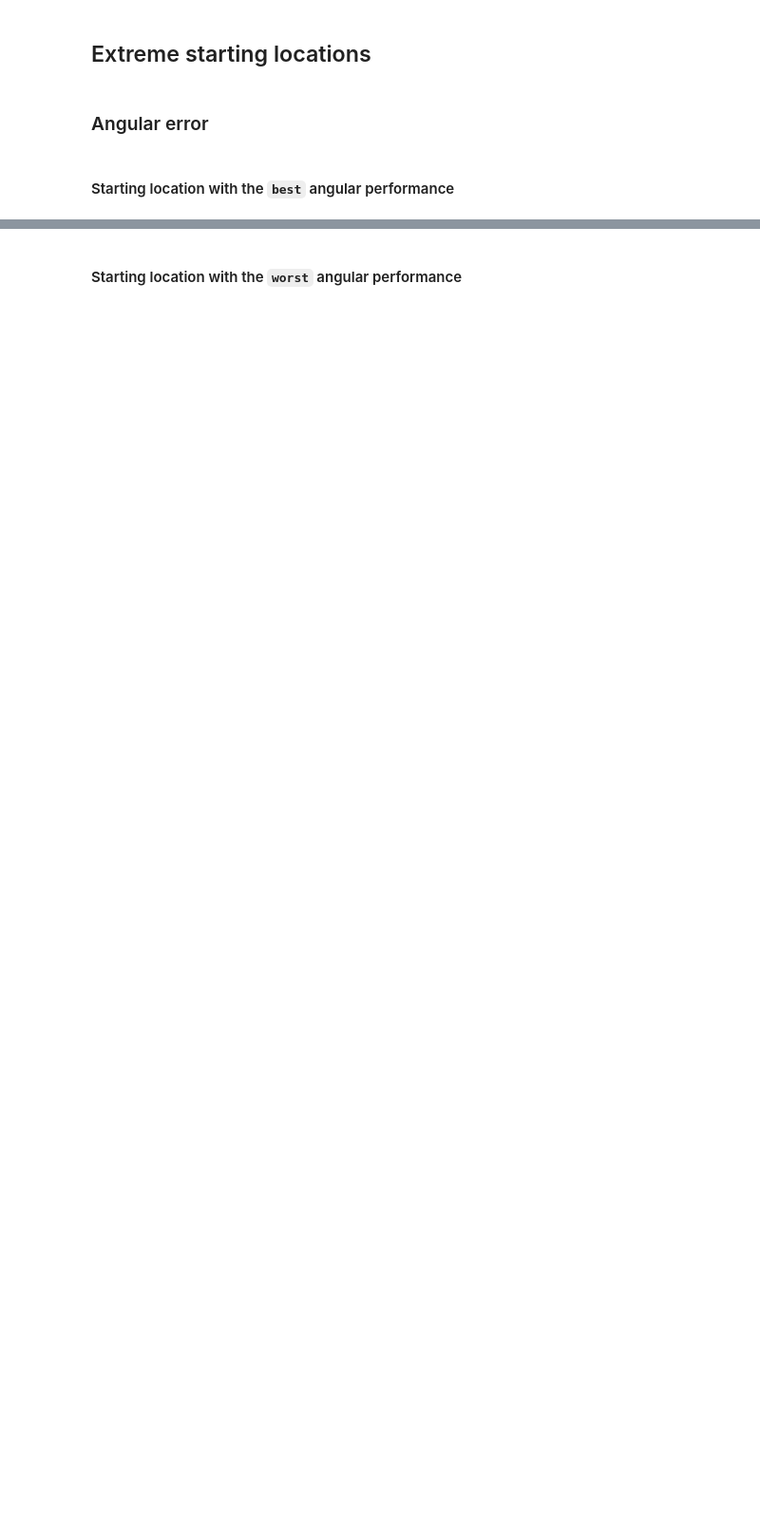
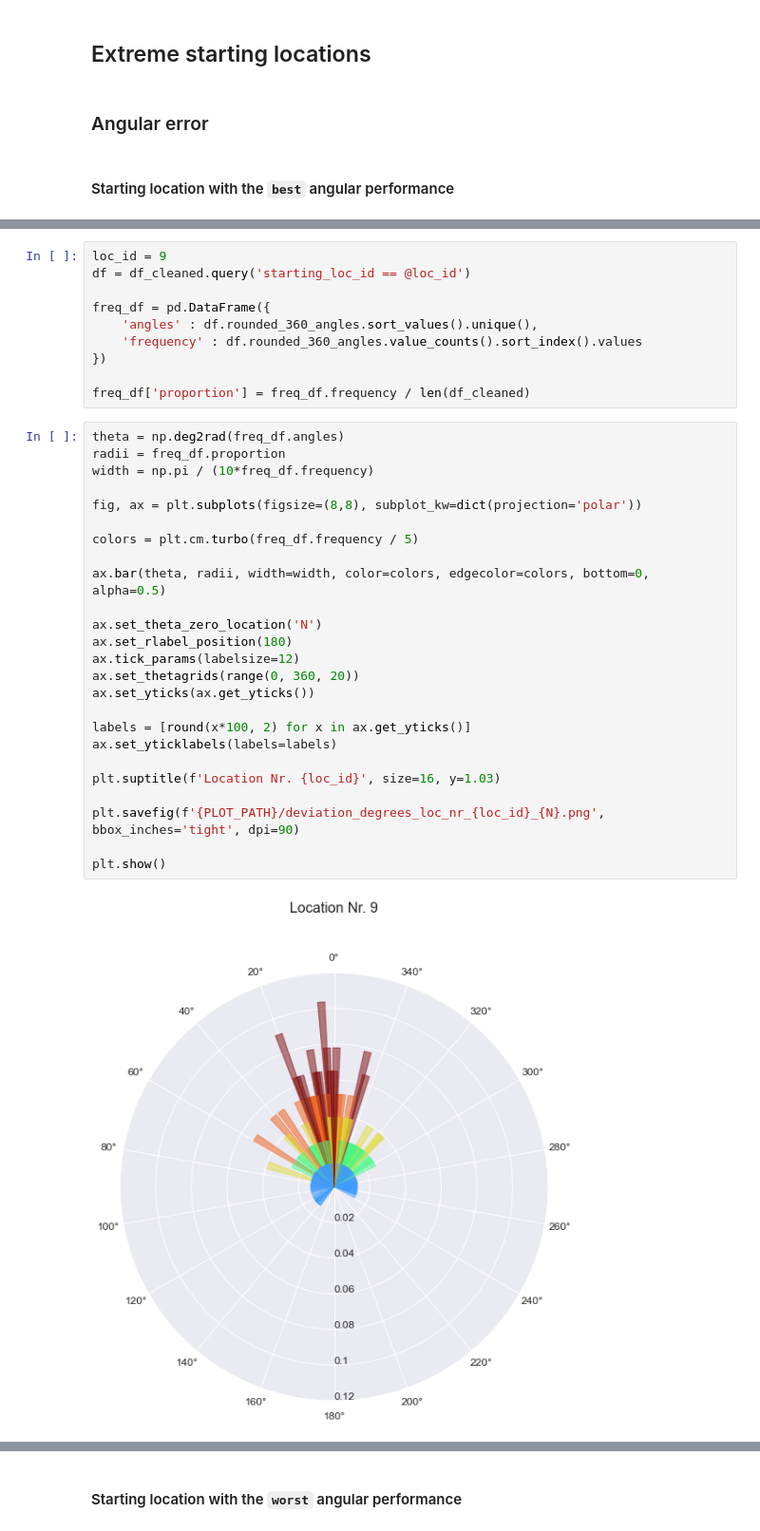
Before and after one commit to nora-maleki/humanA-pointing-task-analysis, a Jupyter notebook: analyses/01_main/03_analysis.ipynb, the cells around one changed output, grey strips where cells are left out. Shown at 95% size. Cells and saved outputs as stored; diff of their text form; blank space fills up the shorter version.

```diff
--- a/analyses/01_main/03_analysis.ipynb
+++ b/analyses/01_main/03_analysis.ipynb
@@ -334,3 +352,40 @@ display(
+# %%
+loc_id = 9
+df = df_cleaned.query('starting_loc_id == @loc_id')
+
+freq_df = pd.DataFrame({
+    'angles' : df.rounded_360_angles.sort_values().unique(),
+    'frequency' : df.rounded_360_angles.value_counts().sort_index().values
+})
+
+freq_df['proportion'] = freq_df.frequency / len(df_cleaned)
+# %%
+theta = np.deg2rad(freq_df.angles)
+radii = freq_df.proportion
+width = np.pi / (10*freq_df.frequency)
+
+fig, ax = plt.subplots(figsize=(8,8), subplot_kw=dict(projection='polar'))
+
+colors = plt.cm.turbo(freq_df.frequency / 5)
+
+ax.bar(theta, radii, width=width, color=colors, edgecolor=colors, bottom=0, alpha=0.5)
+
+ax.set_theta_zero_location('N')
+ax.set_rlabel_position(180)
+ax.tick_params(labelsize=12)
+ax.set_thetagrids(range(0, 360, 20))
+ax.set_yticks(ax.get_yticks())
+
+labels = [round(x*100, 2) for x in ax.get_yticks()]
+ax.set_yticklabels(labels=labels)
+
+plt.suptitle(f'Location Nr. {loc_id}', size=16, y=1.03)
+
+plt.savefig(f'{PLOT_PATH}/deviation_degrees_loc_nr_{loc_id}_{N}.png', bbox_inches='tight', dpi=90)
+
+plt.show()
+# %% [output]
+[figure, added]
 # %%
 fig, axes = plt.subplots(nrows=1, ncols=2, figsize=(15, 5))
 
```
Also changed, not shown: parts of 15 cells of this notebook.
